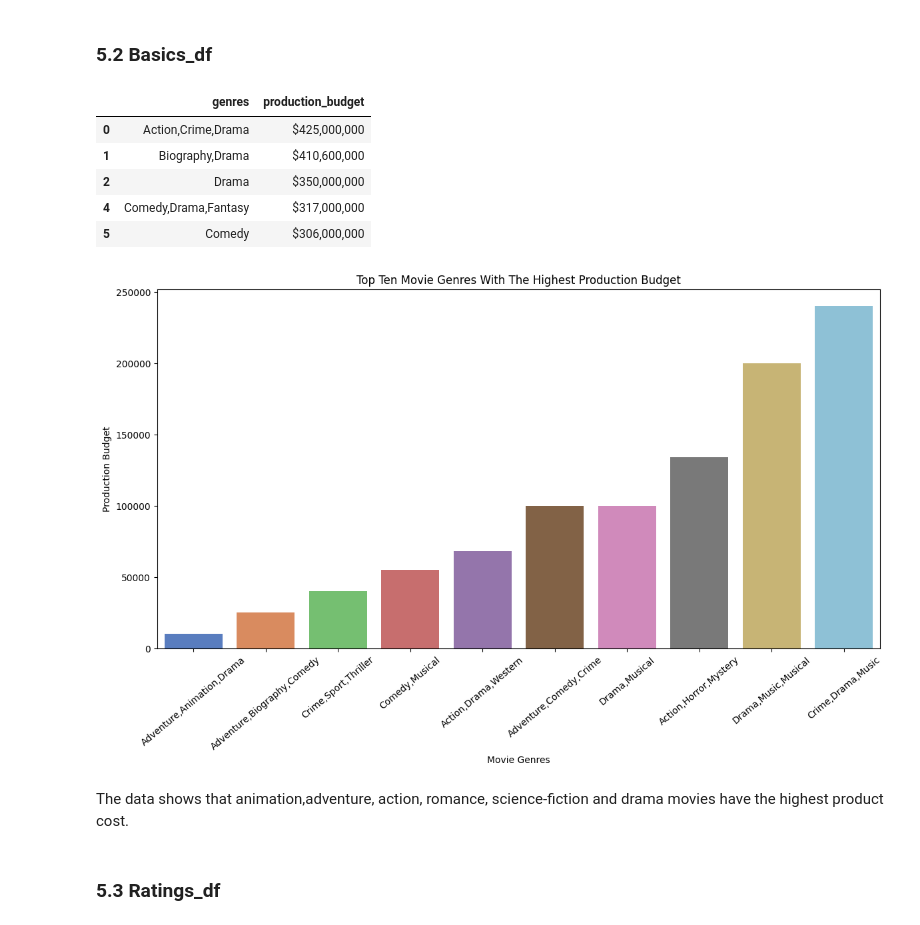
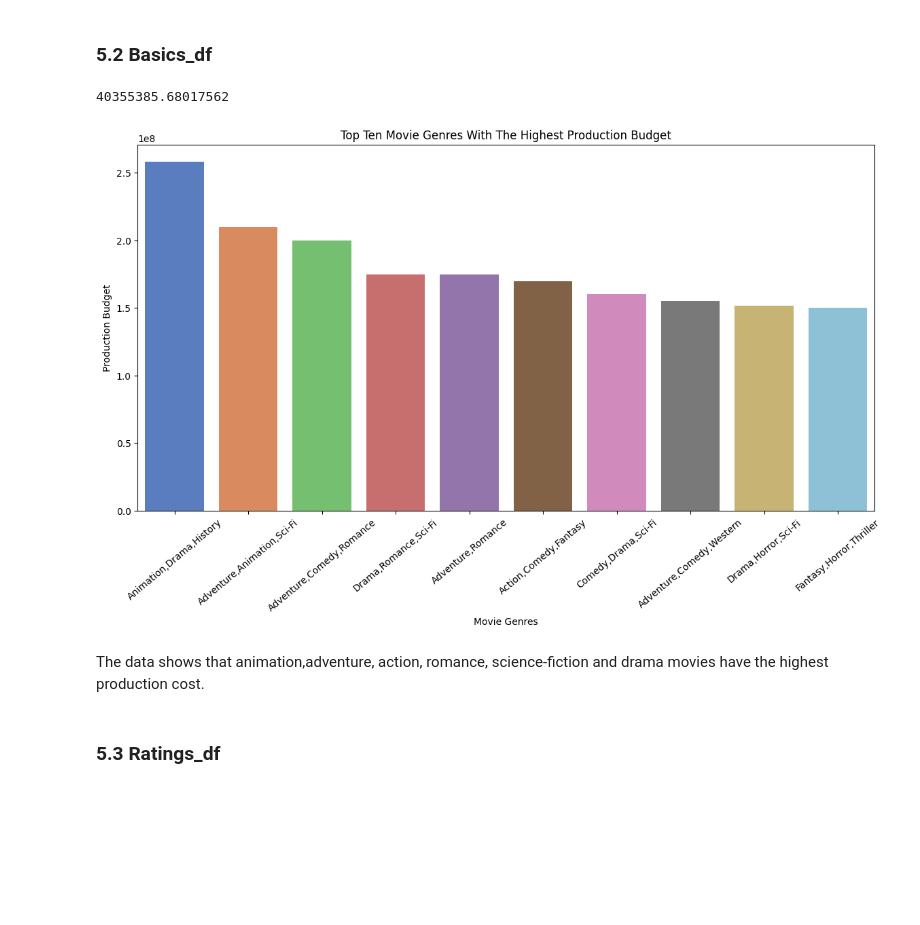
Before and after one commit to levine01/Movie-Analysis, a Jupyter notebook: index.ipynb, the cells around one changed output. Cells and saved outputs as stored; diff of their text form; code cells hidden in the pictures; blank space fills up the shorter version.

```diff
--- a/index.ipynb
+++ b/index.ipynb
@@ -616,41 +615,34 @@ plt.show()
 The above graph shows the relationship between the top five movie genre with the highest domestic gross income which indicates that thriller,drama and adventure genres return the highest domestic profit which are the best to venture in.
 # %% [markdown]
 ### 5.2 Basics_df
-# %%
-#selecting relevant columns to use in gross
-#Creating a new dataframe with the selected columns.
-new_basics_df = budgets_and_basics[['genres', 'production_budget']]
-new_basics_df.head()
-# %% [output]
-|  | genres | production_budget |
-| 0 | Action,Crime,Drama | $425,000,000 |
-| 1 | Biography,Drama | $410,600,000 |
-| 2 | Drama | $350,000,000 |
-| 4 | Comedy,Drama,Fantasy | $317,000,000 |
-| 5 | Comedy | $306,000,000 |
 # %%
 #replacing the dollar sign and comma with an empty string and the converting the column to a float datatype
-new_basics_df.loc[:, 'production_budget'] = new_basics_df['production_budget'].replace('[\$,]', '', regex=True).astype(float)
+budgets_and_basics.loc[:, 'production_budget'] = budgets_and_basics['production_budget'].replace('[\$,]', '', regex=True).astype(float)
+# %%
+#average production budget
+budgets_and_basics['production_budget'].mean()
+# %% [output]
+40355385.68017562
 # %%
-#grouping production_budget and genre columns and calculatin#g the mean of each group
+#grouping production_budget and genre columns and calculating the mean of each group
 #sets the values in descending order and selects top ten genres.
-genre_df = new_basics_df.groupby('genres')['production_budget'].mean().sort_values(ascending = )[:10]
+genre_df = budgets_and_basics.groupby('genres')['production_budget'].mean().sort_values(ascending = False)[:10]
 #creating a new figure with size 14 inches by 7 inches
 fig, ax =plt.subplots(figsize=(14,7))
 #creating a new variable order-by and assigning it to the index of genre dataframe.
 order_by = genre_df.index
 #creating a bar plot using seaborn with selected genres and production budget on x and y axis respectively
-sns.barplot(data =new_basics_df[new_basics_df['genres'].isin(order_by)], x='genres', y='production_budget', palette='muted', order=order_by, ax=ax)
+sns.barplot(data =budgets_and_basics[budgets_and_basics['genres'].isin(order_by)], x='genres', y='production_budget', palette='muted', order=order_by, ax=ax)
 #setting the title and x,y labels
 ax.set_title('Top Ten Movie Genres With The Highest Production Budget')
 ax.set_xlabel('Movie Genres')
 ax.set_ylabel('Production Budget')
 #rotatingthe x-axis labels by 40 degrees
 plt.xticks(rotation=40);
 # %% [output]
-[figure, old version]
+[figure, new version]
 # %% [markdown]
-The data shows that animation,adventure, action, romance, science-fiction and drama movies have the highest product cost.
+The data shows that animation,adventure, action, romance, science-fiction and drama movies have the highest production cost.
 # %% [markdown]
 ### 5.3 Ratings_df
 # %%
```
Also changed, not shown: parts of 16 cells of this notebook, 1 other file.
